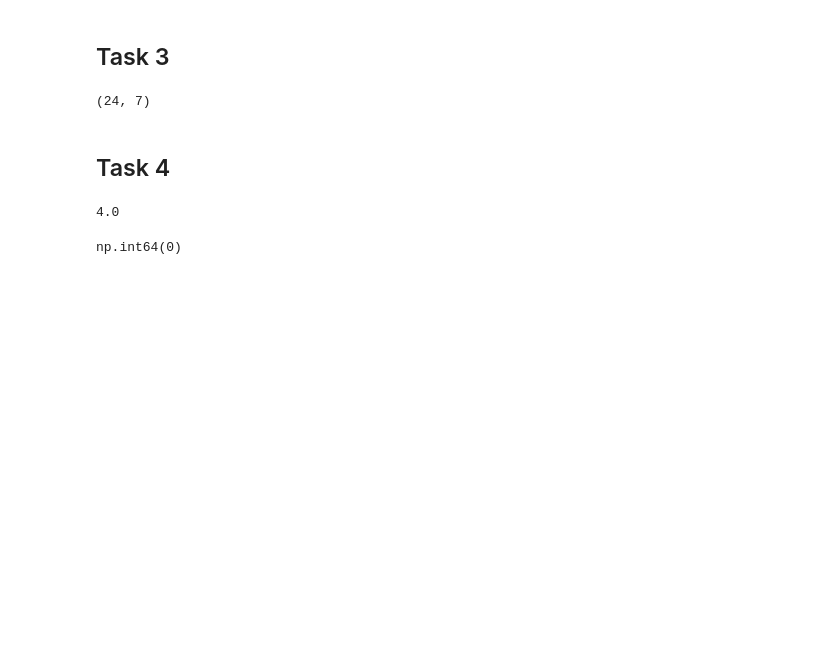
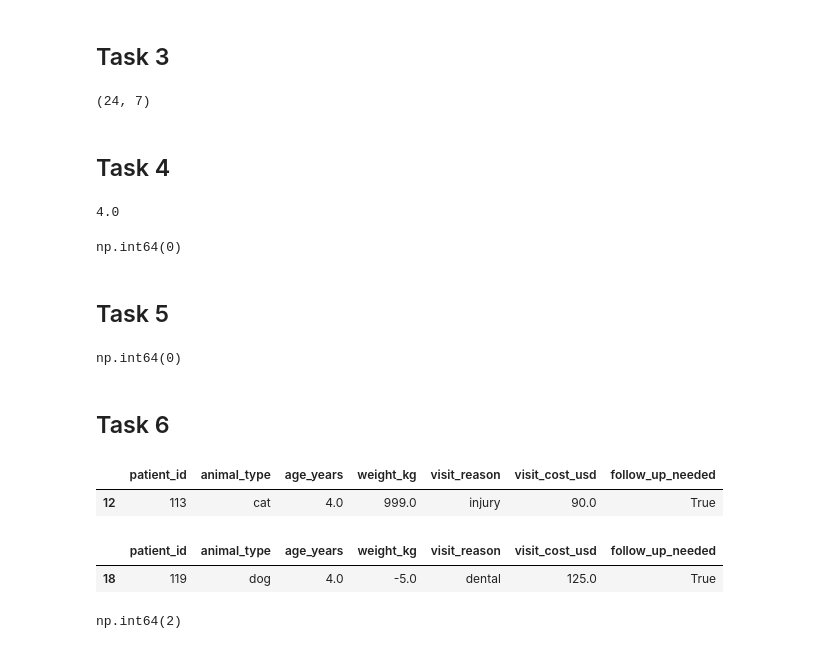
Before and after one commit to crussell1856/Clean-Data, a Jupyter notebook: Clean-Data-Exercise.ipynb, the cells around one changed output. Saved outputs shown, nothing was run; the diff lists cells and outputs as text; code cells hidden in the pictures; blank space fills up the shorter version.

```diff
--- a/Clean-Data-Exercise.ipynb
+++ b/Clean-Data-Exercise.ipynb
@@ -171,3 +171,23 @@ clinic['age_years'] = clinic['age_years'].fillna(median_age)
 clinic["age_years"].isna().sum()
 # %% [output]
 np.int64(0)
+# %% [markdown]
+## Task 5
+# %%
+### Task 5
+clinic["visit_cost_usd"] = clinic["visit_cost_usd"].fillna(clinic.groupby("visit_reason")["visit_cost_usd"].transform("median"))
+clinic["visit_cost_usd"].isna().sum()
+# %% [output]
+np.int64(0)
+# %% [markdown]
+## Task 6
+# %%
+clinic[clinic["weight_kg"] > 200]
+# %% [output]
+|  | patient_id | animal_type | age_years | weight_kg | visit_reason | visit_cost_usd | follow_up_needed |
+| 12 | 113 | cat | 4.0 | 999.0 | injury | 90.0 | True |
+# %%
+clinic[clinic["weight_kg"] <= 0]
+# %% [output]
+|  | patient_id | animal_type | age_years | weight_kg | visit_reason | visit_cost_usd | follow_up_needed |
+| 18 | 119 | dog | 4.0 | -5.0 | dental | 125.0 | True |
@@ -173,0 +198,4 @@ np.int64(0)
+# %%
+clinic["weight_kg"].isna().sum()
+# %% [output]
+np.int64(2)
```
Also changed, not shown: parts of 14 cells of this notebook.
